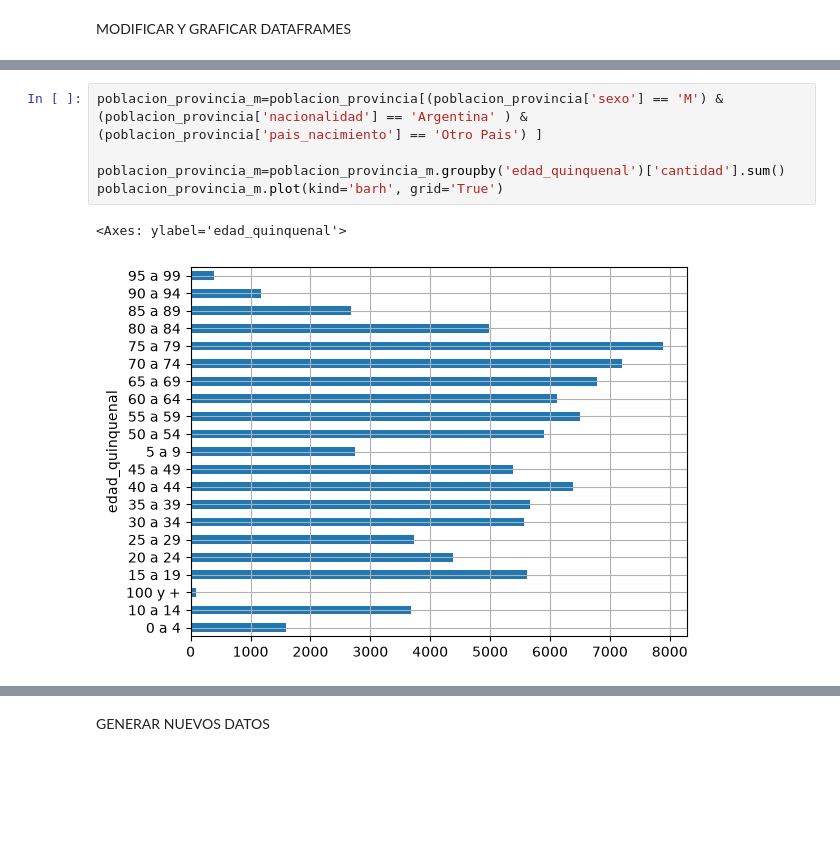
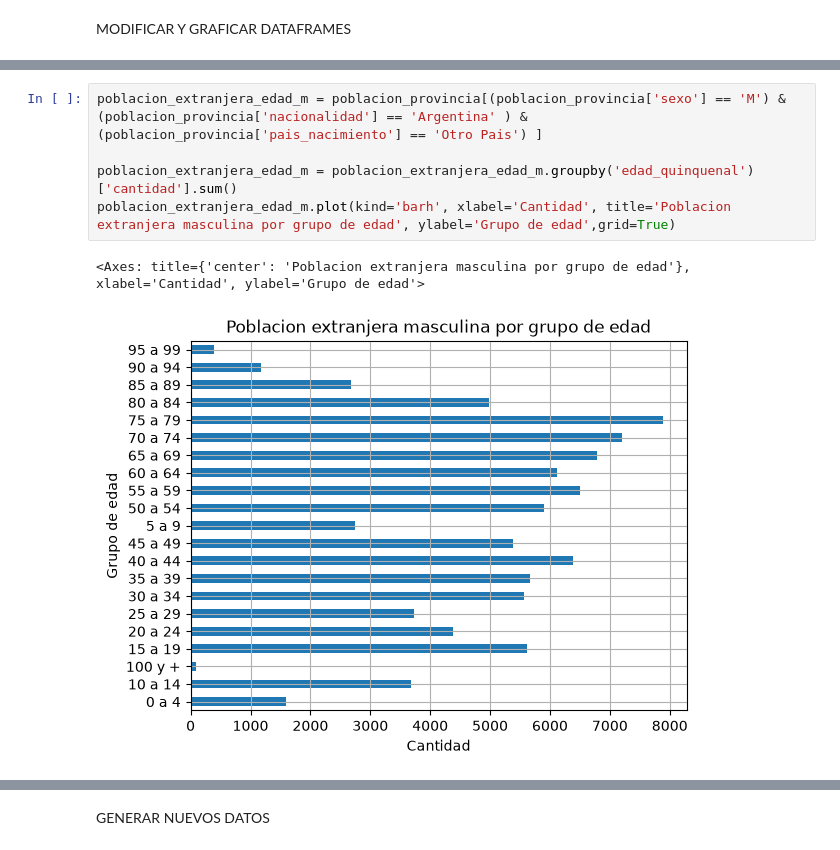
Before and after one commit to TomasVerniano/ANALISIS_POBLACION_ARGENTINA_AED, a Jupyter notebook: poblacion.ipynb, the cells around one changed output, grey strips where cells are left out. Drawn from its saved outputs; the diff is of its cells as text; blank space fills up the shorter version.

```diff
--- a/poblacion.ipynb
+++ b/poblacion.ipynb
@@ -135,8 +121,8 @@ poblacion_provincia_f.plot(kind='barh', grid=True)
 # %%
-poblacion_provincia_m=poblacion_provincia[(poblacion_provincia['sexo'] == 'M') & (poblacion_provincia['nacionalidad'] == 'Argentina' ) & (poblacion_provincia['pais_nacimiento'] == 'Otro Pais') ]
+poblacion_extranjera_edad_m = poblacion_provincia[(poblacion_provincia['sexo'] == 'M') & (poblacion_provincia['nacionalidad'] == 'Argentina' ) & (poblacion_provincia['pais_nacimiento'] == 'Otro Pais') ]
 
-poblacion_provincia_m=poblacion_provincia_m.groupby('edad_quinquenal')['cantidad'].sum()
-poblacion_provincia_m.plot(kind='barh', grid='True')
+poblacion_extranjera_edad_m = poblacion_extranjera_edad_m.groupby('edad_quinquenal')['cantidad'].sum()
+poblacion_extranjera_edad_m.plot(kind='barh', xlabel='Cantidad', title='Poblacion extranjera masculina por grupo de edad', ylabel='Grupo de edad',grid=True)
 # %% [output]
-<Axes: ylabel='edad_quinquenal'>
+<Axes: title={'center': 'Poblacion extranjera masculina por grupo de edad'}, xlabel='Cantidad', ylabel='Grupo de edad'>
-[figure, old version]
+[figure, new version]
```
Also changed, not shown: parts of 8 cells of this notebook, 5 other files.
